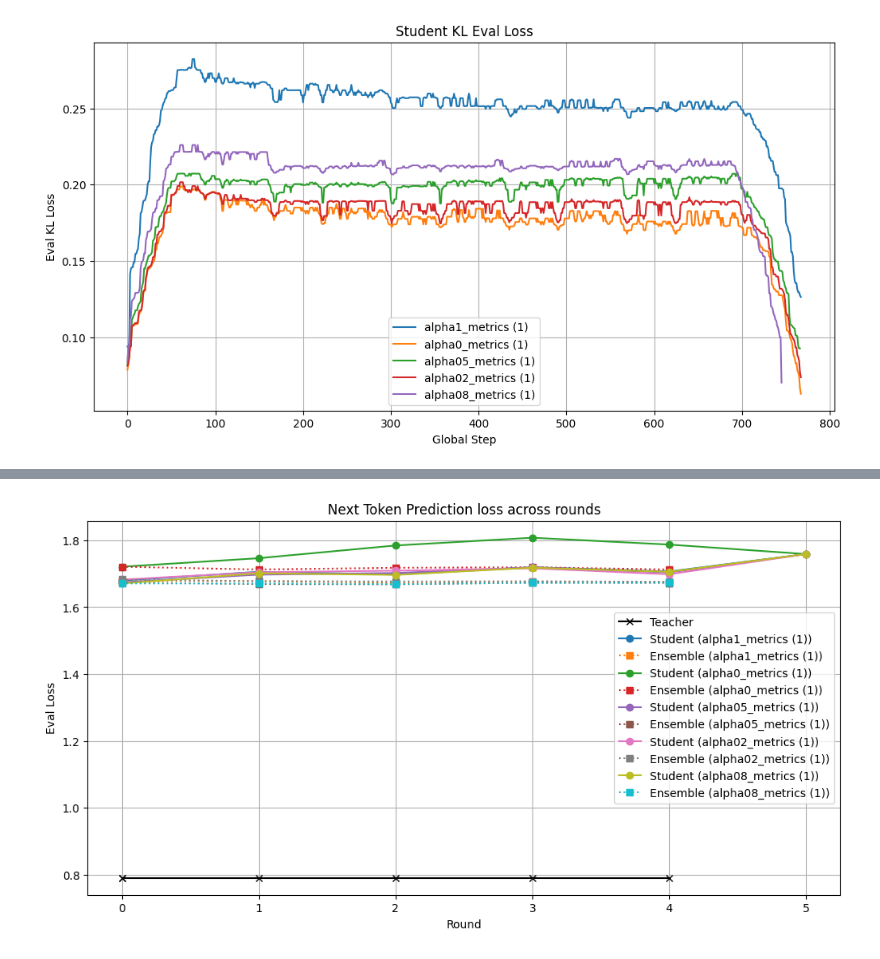
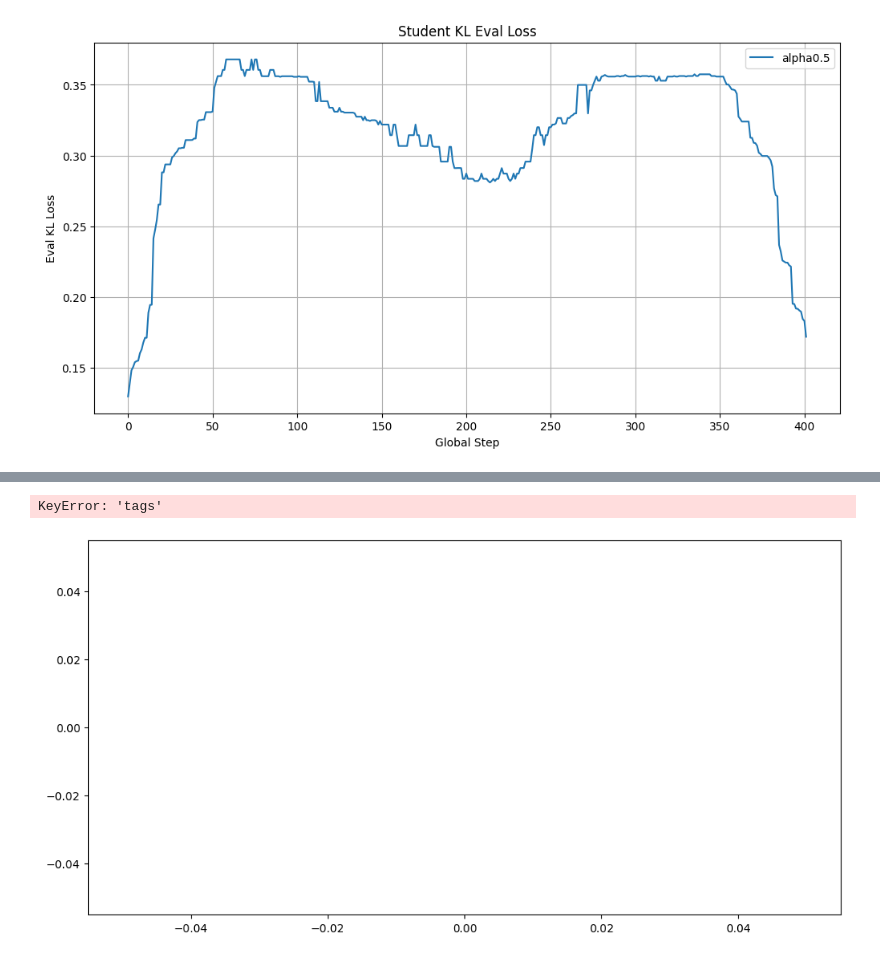
Before and after one commit to r-three/SLMensembles, a Jupyter notebook: SLM_ensembles.ipynb, the cells around one changed output, grey strips where cells are left out. Cells and saved outputs as stored; diff of their text form; code cells hidden in the pictures.

Commit message:
configured SLM_ensembles to run on the server

```diff
--- a/SLM_ensembles.ipynb
+++ b/SLM_ensembles.ipynb
@@ -29,3 +26,13 @@ combined_df = pd.concat(dfs.values(), ignore_index=True) # for  one big group-le
+# %%
+# Alternatively, load a single file
+file_path = "/scratch/ssd004/scratch/klambert/slm_ensembles/csv_logs/10-06-2025/alpha0.5_metrics.csv"
+name = "alpha0.5"
+
+dfs = {}
+df = pd.read_csv(file_path)
+df["source"] = name
+dfs[name] = df
+combined_df = pd.concat(dfs.values(), ignore_index=True)
 # %%
 # Student train loss (hybrid) over rounds
 plt.figure(figsize=(12, 6))
@@ -149,10 +156,14 @@ plt.legend()
 plt.grid(True)
 plt.show()
 # %% [output]
-[figure, old version]
+[figure, new version]
 # %%
 # Student vs Teacher vs Ensemble performance over rounds on next_token_prediction, custom evaluation method
 plt.figure(figsize=(12, 6))
+
+df = df[(df["phase"] == "custom_eval")]
+
+print(df)
 
 first_run_id = list(dfs.keys())[0]
 df_teacher = dfs[first_run_id]
@@ -171,11 +182,9 @@ plt.plot(
 )
 
 for name, df in dfs.items():
-    df_eval = df[df["phase"] == "custom_eval"]
+    df_eval = df["role"] == "student"
 
-    # --- STUDENT ---
-    df = df[~df["tags"].fillna("").str.contains("initial eval")]
-    df_student = df_eval[df_eval["role"] == "student"]
+    df_student = df_eval[df_eval["tags"].fillna("").astype(str).str.contains("initial eval")]
 
     df_student = df_student.sort_values("timestamp")
     df_student = df_student.groupby("round", as_index=False).last()
@@ -211,4 +237,5 @@ plt.show()
+KeyError: 'tags'
-[figure, old version]
+[figure, new version]
 # %%
 # Student vs Teacher vs Ensemble perplexity over rounds, custom evaluation method
 plt.figure(figsize=(12, 6))
```
Also changed, not shown: parts of 13 cells of this notebook, 4 other files.
